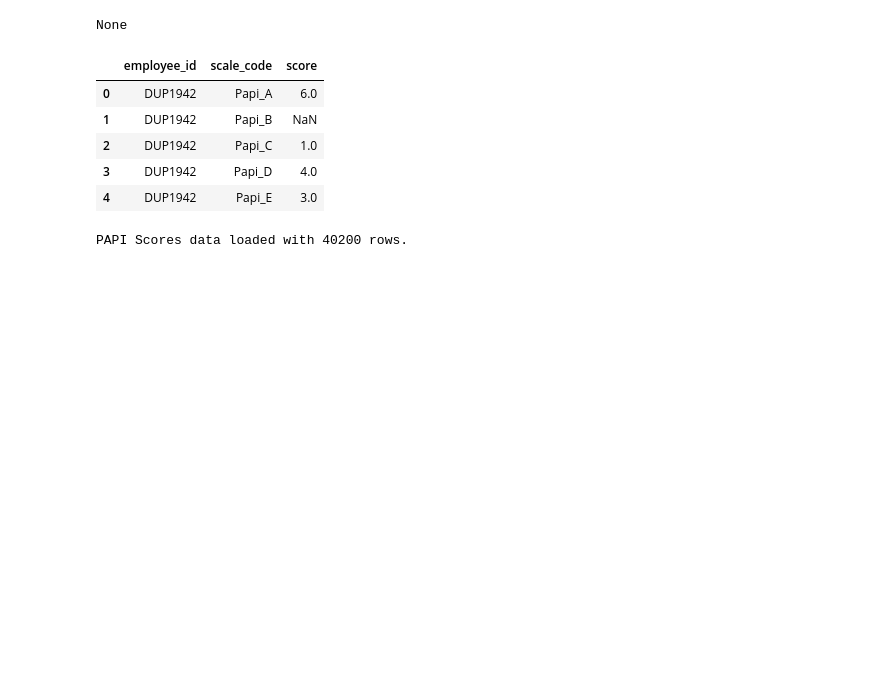
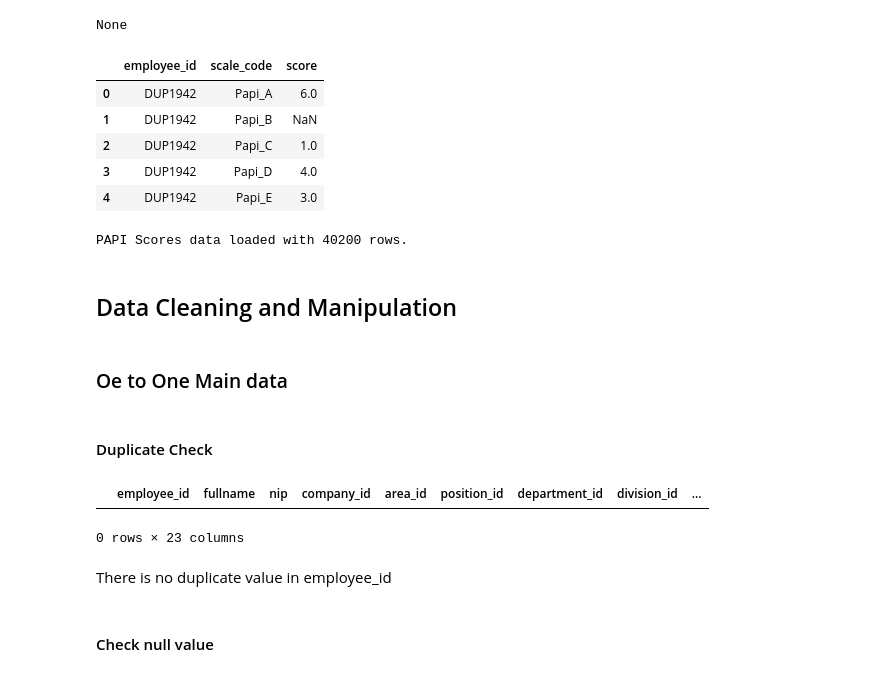
Before and after one commit to fbudimannn/talent-intelligence-system, a Jupyter notebook: 1_analysis/data_exploration.ipynb, the cells around one changed output. Cells and saved outputs as stored; diff of their text form; code cells hidden in the pictures; blank space fills up the shorter version.

```diff
--- a/1_analysis/data_exploration.ipynb
+++ b/1_analysis/data_exploration.ipynb
@@ -277,3 +277,19 @@ None
 | 3 | DUP1942 | Papi_D | 4.0 |
 | 4 | DUP1942 | Papi_E | 3.0 |
 PAPI Scores data loaded with 40200 rows.
+# %% [markdown]
+## Data Cleaning and Manipulation
+# %% [markdown]
+### Oe to One Main data
+# %% [markdown]
+#### Duplicate Check
+# %%
+# Check the duplicate value in employee_id as the primary key
+df_main[df_main['employee_id'].duplicated()]
+# %% [output]
+|  | employee_id | fullname | nip | company_id | area_id | position_id | department_id | division_id | ... |
+0 rows × 23 columns
+# %% [markdown]
+There is no duplicate value in employee_id
+# %% [markdown]
+#### Check null value
```
Also changed, not shown: parts of 12 cells of this notebook.
